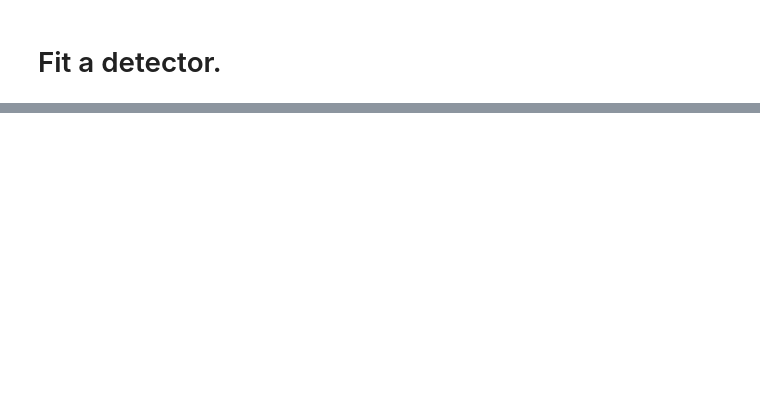
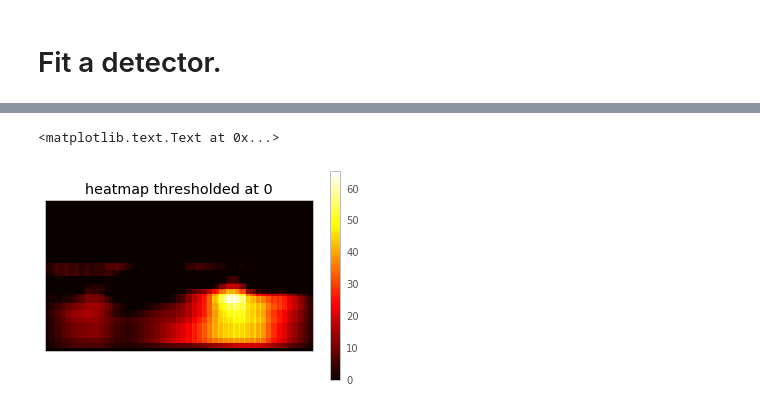
Before and after one commit to tsbertalan/vehicleDetection, a Jupyter notebook: Vehicle Detection - detector object.ipynb, the cells around one changed output, grey strips where cells are left out. Cells and saved outputs as stored; diff of their text form; code cells hidden in the pictures; blank space fills up the shorter version.

```diff
--- a/Vehicle Detection - detector object.ipynb
+++ b/Vehicle Detection - detector object.ipynb
@@ -285,0 +338,11 @@ heatmap.min(), heatmap.max()
+# %%
+heatmap = detector.heat(img.shape, detector.rawDetect(img))
+thr = 0
+heatmap[heatmap <= thr] = 0
+fig, ax = plt.subplots()
+im = ax.imshow(heatmap[:, :, 0], cmap=mpl.cm.hot)
+fig.colorbar(im)
+ax.set_xticks([])
+ax.set_yticks([]);
+ax.set_title('heatmap thresholded at %s' % thr)
+# %% [output]
@@ -286,3 +351,5 @@ heatmap.min(), heatmap.max()
+<matplotlib.text.Text at 0x...>
+[figure, added]
 # %%
 fig, ax = plt.subplots()
 nz = heatmap[heatmap>0]
```
Also changed, not shown: parts of 44 cells of this notebook, 3 other files.
